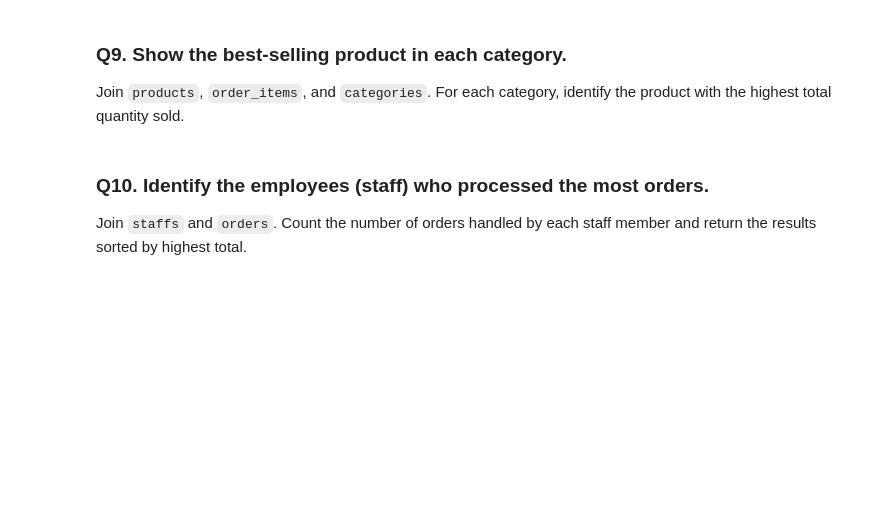
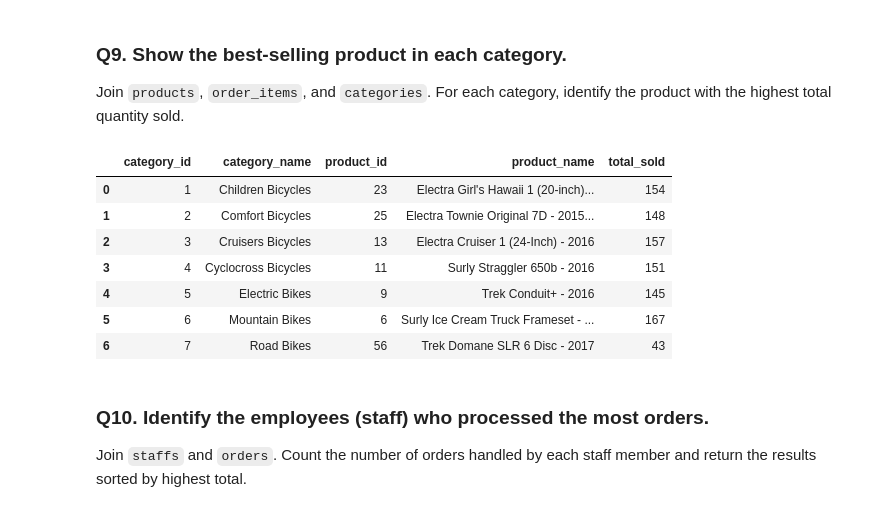
Before and after one commit to jmlax123/DataAnalysisModule3, a Jupyter notebook: Week3/workflow_practice.ipynb, the cells around one changed output. Saved outputs shown, nothing was run; the diff lists cells and outputs as text; code cells hidden in the pictures; blank space fills up the shorter version.

```diff
--- a/Week3/workflow_practice.ipynb
+++ b/Week3/workflow_practice.ipynb
@@ -280,8 +333,45 @@ Join `products`, `order_items`, and `categories`. For each category, identify th
 # %%
 # Your query here
 query9 = """
+    WITH ranked_products AS (
+        SELECT
+            cat.category_id,
+            cat.category_name,
+            p.product_id,
+            p.product_name,
+            SUM(oi.quantity) AS total_sold,
+            ROW_NUMBER() OVER (
+                PARTITION BY cat.category_id
+                ORDER BY SUM(oi.quantity) DESC
+            ) AS rn
+        FROM products p
+        LEFT JOIN order_items oi ON p.product_id = oi.product_id
+        LEFT JOIN categories cat ON p.category_id = cat.category_id
+        GROUP BY
+            cat.category_id,
+            cat.category_name,
+            p.product_id,
+            p.product_name
+    )
+    SELECT
+        category_id,
+        category_name,
+        product_id,
+        product_name,
+        total_sold
+    FROM ranked_products
+    WHERE rn = 1;
 """
 pd.read_sql(query9, connection)
+# %% [output]
+|  | category_id | category_name | product_id | product_name | total_sold |
+| 0 | 1 | Children Bicycles | 23 | Electra Girl's Hawaii 1 (20-inch)... | 154 |
+| 1 | 2 | Comfort Bicycles | 25 | Electra Townie Original 7D - 2015... | 148 |
+| 2 | 3 | Cruisers Bicycles | 13 | Electra Cruiser 1 (24-Inch) - 2016 | 157 |
+| 3 | 4 | Cyclocross Bicycles | 11 | Surly Straggler 650b - 2016 | 151 |
+| 4 | 5 | Electric Bikes | 9 | Trek Conduit+ - 2016 | 145 |
+| 5 | 6 | Mountain Bikes | 6 | Surly Ice Cream Truck Frameset - ... | 167 |
+| 6 | 7 | Road Bikes | 56 | Trek Domane SLR 6 Disc - 2017 | 43 |
 # %% [markdown]
 ### Q10. Identify the employees (staff) who processed the most orders.
 
```
Also changed, not shown: parts of 9 cells of this notebook.
